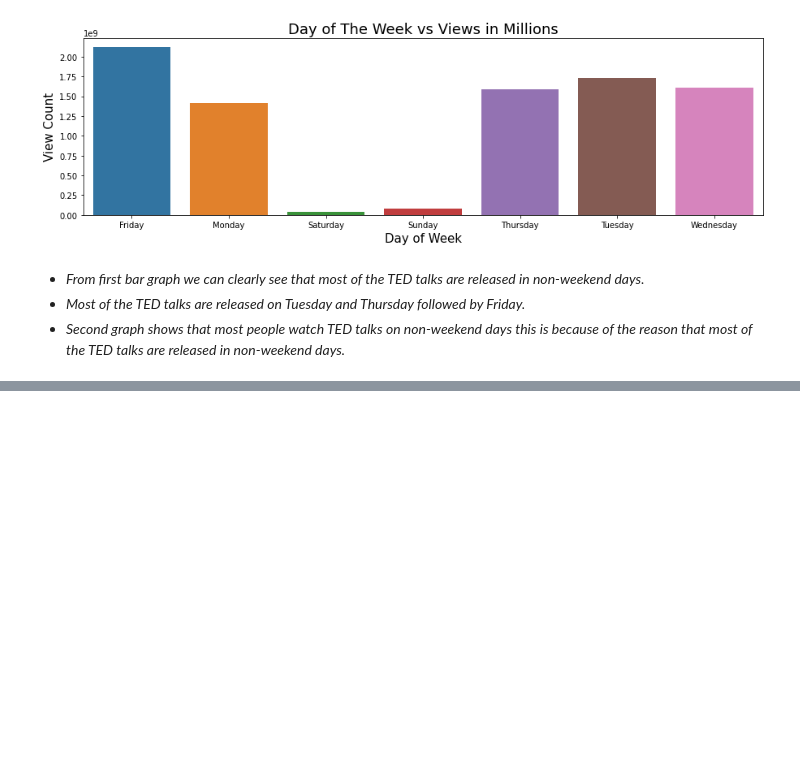
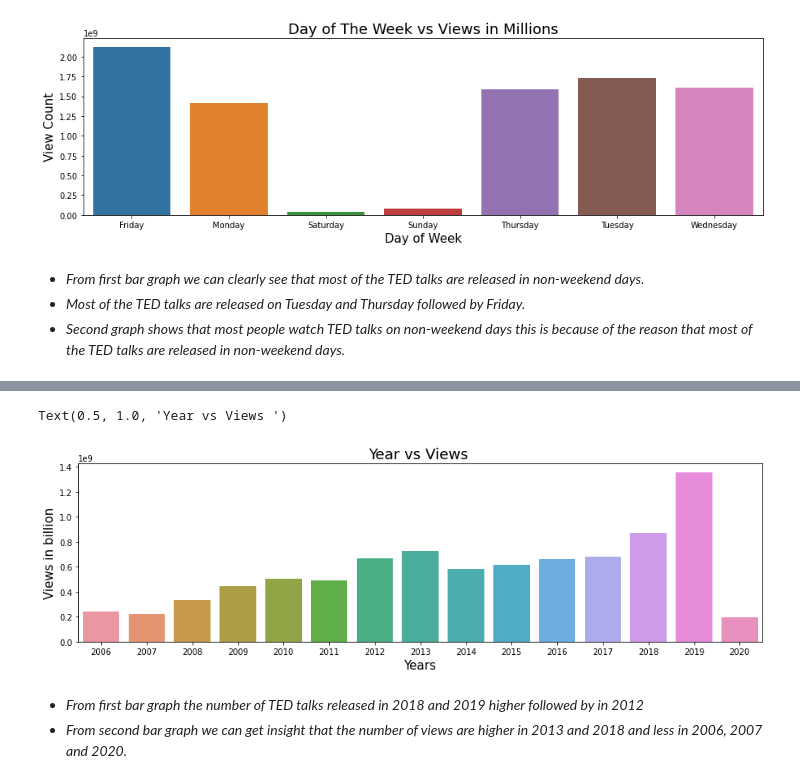
Before and after one commit to paulsoumyadip/ted_talk_views_prediction, a Jupyter notebook: Ted_Talks_Views_Prediction_Regression_Capstone_.ipynb, the cells around one changed output, grey strips where cells are left out. Drawn from its saved outputs; the diff is of its cells as text; code cells hidden in the pictures; blank space fills up the shorter version.

```diff
--- a/Ted_Talks_Views_Prediction_Regression_Capstone_.ipynb
+++ b/Ted_Talks_Views_Prediction_Regression_Capstone_.ipynb
@@ -428,0 +460,11 @@ Text(0.5, 1.0, 'Day of The Week vs Views in Millions')
+# %%
+sns.barplot(x = 'published_year', y ='views', data= y_views)
+plt.xlabel('Years',fontsize = 15)
+plt.ylabel('Views in billion',fontsize = 15)
+plt.title('Year vs Views ',fontsize = 18)
+# %% [output]
+Text(0.5, 1.0, 'Year vs Views ')
+[figure, added]
+# %% [markdown]
+*  *From first bar graph the number of TED talks released in 2018 and 2019 higher followed by in 2012*
+*  *From second bar graph we can get insight that the number of views are higher in 2013 and 2018 and less in 2006, 2007 and 2020.*
```
Also changed, not shown: parts of 10 cells of this notebook.
